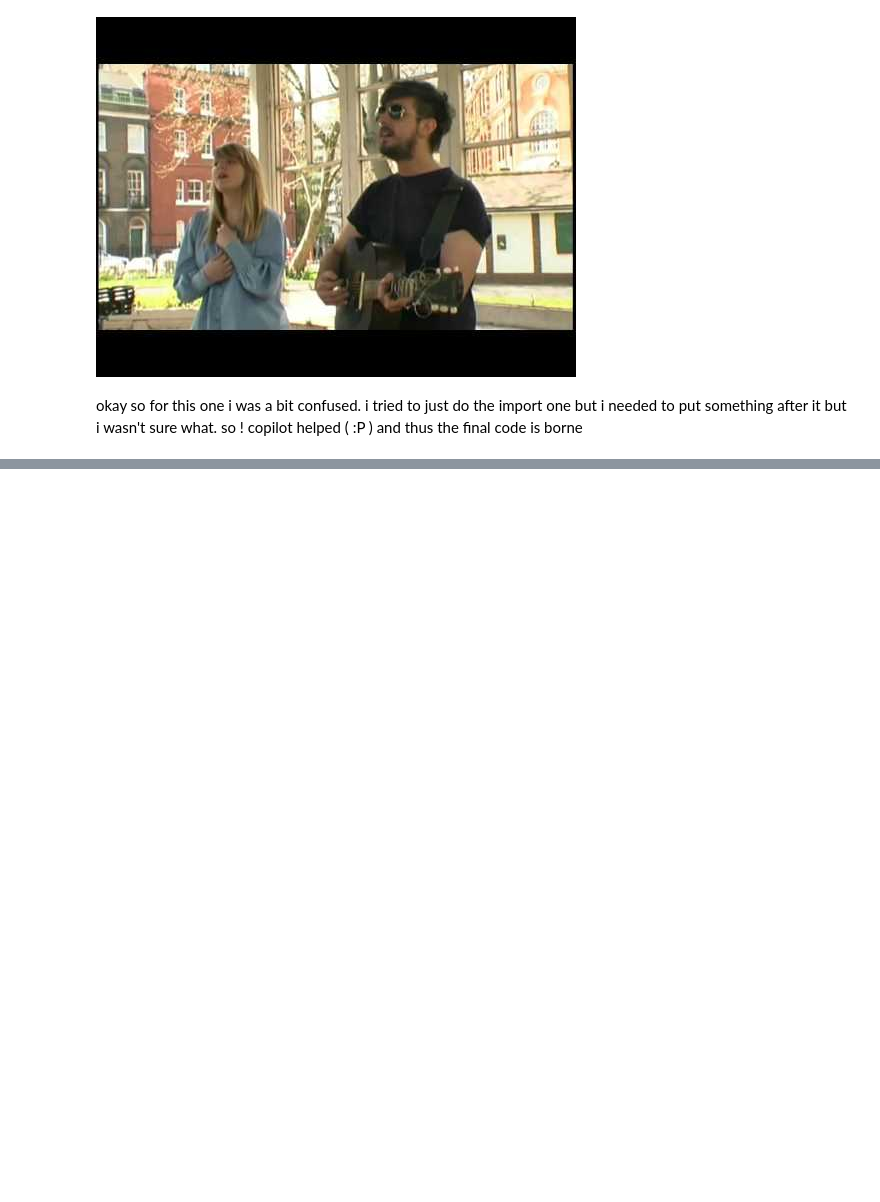
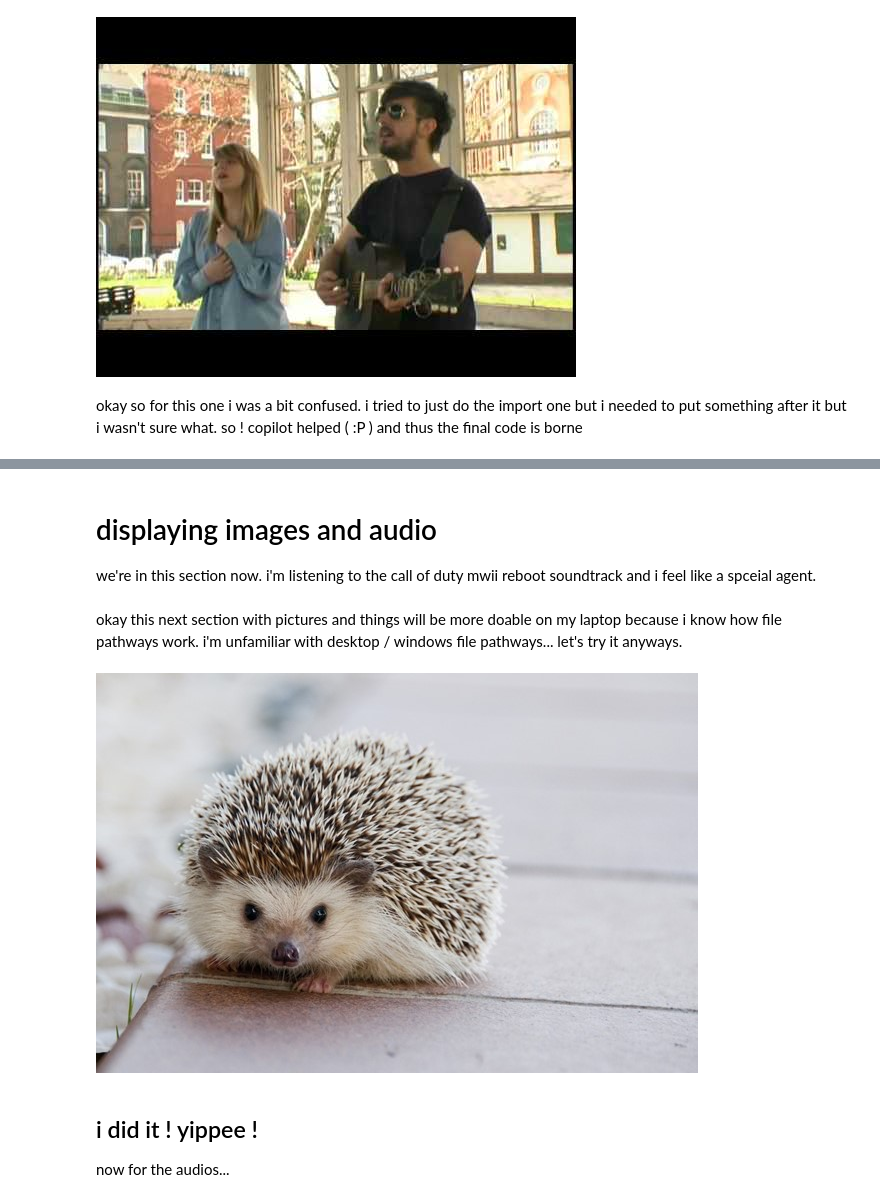
Before and after one commit to audlyworms/ai-for-the-arts, a Jupyter notebook: coding_exercises.ipynb, the cells around one changed output, grey strips where cells are left out. Drawn from its saved outputs; the diff is of its cells as text; code cells hidden in the pictures; blank space fills up the shorter version.

```diff
--- a/coding_exercises.ipynb
+++ b/coding_exercises.ipynb
@@ -141,0 +171,17 @@ okay so for this one i was a bit confused. i tried to just do the import one but
+# %% [markdown]
+# displaying images and audio
+
+we're in this section now. i'm listening to the call of duty mwii reboot soundtrack and i feel like a spceial agent.
+# %% [markdown]
+okay this next section with pictures and things will be more doable on my laptop because i know how file pathways work. i'm unfamiliar with desktop / windows file pathways... let's try it anyways.
+# %%
+#okay i uploaded them to my codespace i think. let's see how this goes
+
+from IPython.display import Image
+Image("picture1.jpg")
+# %% [output]
+[figure, added]
+# %% [markdown]
+## i did it ! yippee !
+
+now for the audios...
```
Also changed, not shown: parts of 6 cells of this notebook, 3 other files.
